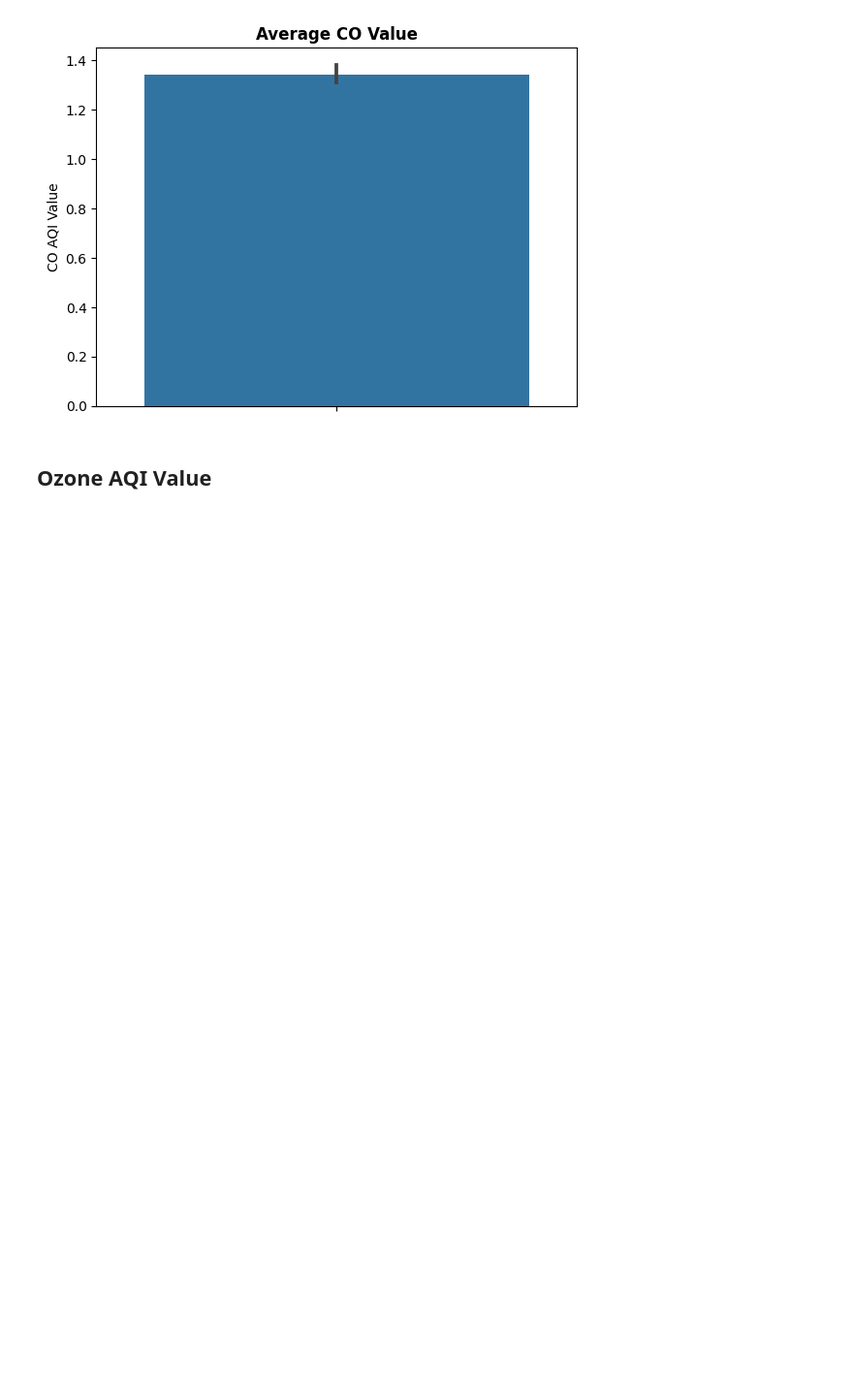
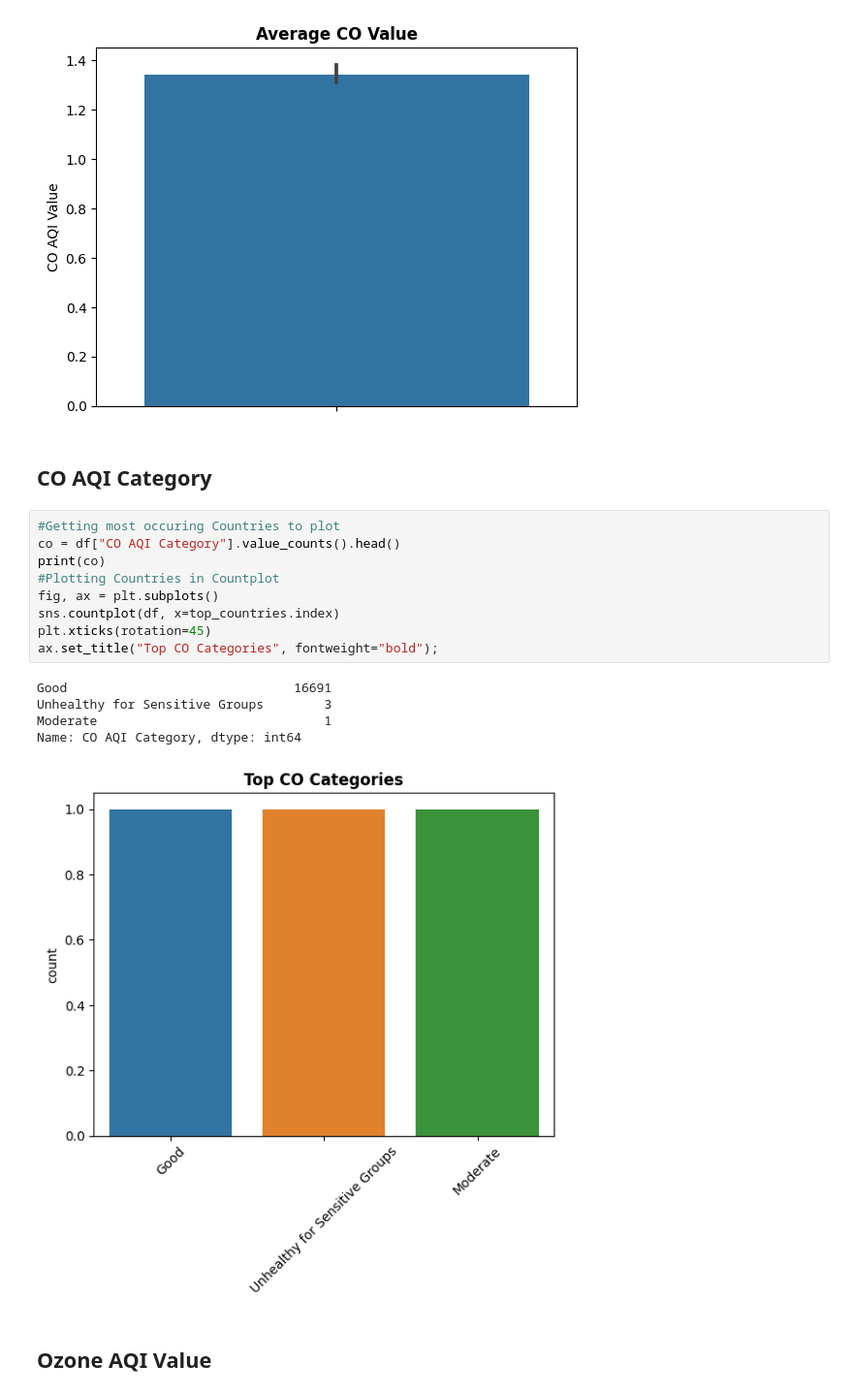
Before and after one commit to eckoecho/Project-2, a Jupyter notebook: World_Air_Quality_Index_by_City_and_Coordinates.ipynb, the cells around one changed output. Shown at 97% size. Cells and saved outputs as stored; diff of their text form; blank space fills up the shorter version.

```diff
--- a/World_Air_Quality_Index_by_City_and_Coordinates.ipynb
+++ b/World_Air_Quality_Index_by_City_and_Coordinates.ipynb
@@ -179,6 +211,23 @@ sns.barplot(df, y="CO AQI Value")
 ax.set_title("Average CO Value", fontweight="bold");
 # %% [output]
 [figure]
+# %% [markdown]
+## CO AQI Category
+# %%
+#Getting most occuring Countries to plot
+co = df["CO AQI Category"].value_counts().head()
+print(co)
+#Plotting Countries in Countplot
+fig, ax = plt.subplots()
+sns.countplot(df, x=top_countries.index)
+plt.xticks(rotation=45)
+ax.set_title("Top CO Categories", fontweight="bold");
+# %% [output]
+Good                              16691
+Unhealthy for Sensitive Groups        3
+Moderate                              1
+Name: CO AQI Category, dtype: int64
+[figure, added]
 # %% [markdown]
 ## Ozone AQI Value
 # %%
```
Also changed, not shown: parts of 9 cells of this notebook.
